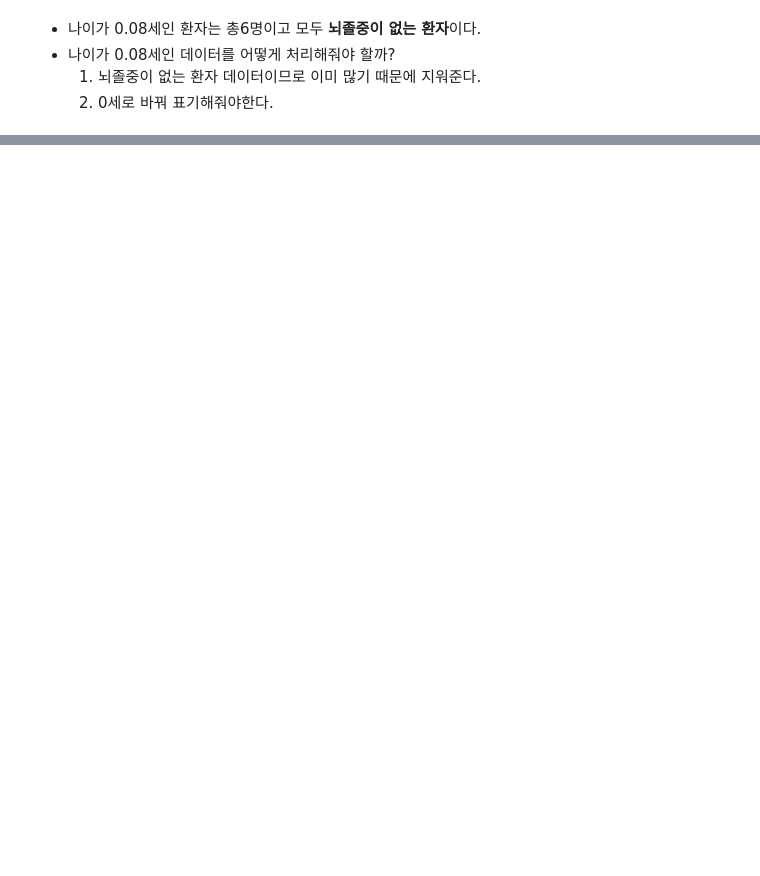
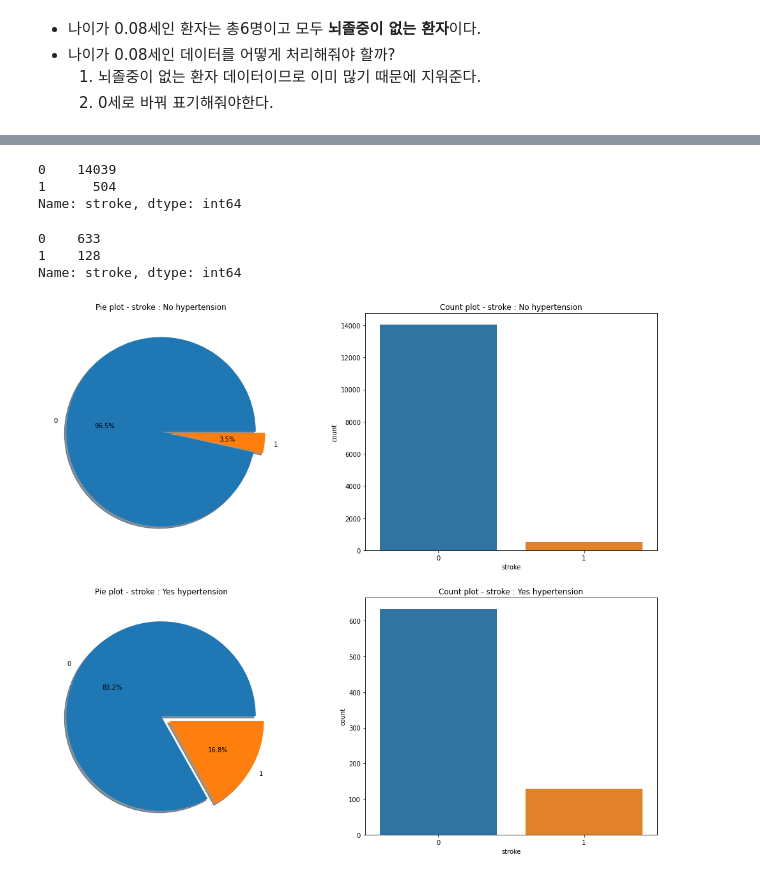
Before and after one commit to JaeHong-Park987/Stroke, a Jupyter notebook: Stroke 데이터 분석.ipynb, the cells around one changed output, grey strips where cells are left out. Cells and saved outputs as stored; diff of their text form; code cells hidden in the pictures; blank space fills up the shorter version.

```diff
--- a/Stroke 데이터 분석.ipynb
+++ b/Stroke 데이터 분석.ipynb
@@ -270,0 +320,4 @@ df_stroke[df_stroke['age'] == 0.08]
+# %%
+# 고혈압이 아닌 사람 데이터
+df_hypertension_no = df_stroke[df_stroke['hypertension'] == 0]
+df_hypertension_no
@@ -270,0 +338,4 @@ df_stroke[df_stroke['age'] == 0.08]
+# %%
+# 고혈압이 있는 사람 데이터
+df_hypertension_yes = df_stroke[df_stroke['hypertension'] == 1]
+df_hypertension_yes
@@ -270,0 +356,32 @@ df_stroke[df_stroke['age'] == 0.08]
+# %%
+# 고혈압이 없는 사람들의 뇌졸중 유무 분포
+df_hypertension_no['stroke'].value_counts()
+# %% [output]
+0    14039
+1      504
+Name: stroke, dtype: int64
+# %%
+# 고혈압이 있는 사람들의 뇌졸중 유무 분포
+df_hypertension_yes['stroke'].value_counts()
+# %% [output]
+0    633
+1    128
+Name: stroke, dtype: int64
+# %%
+f, ax = plt.subplots(2, 2, figsize = (18, 15))
+
+df_hypertension_no['stroke'].value_counts().plot.pie(explode=[0, 0.1], autopct = '%1.1f%%', ax = ax[0,0], shadow = True)
+ax[0, 0].set_title('Pie plot - stroke : No hypertension')
+ax[0, 0].set_ylabel('')
+sns.countplot('stroke', data=df_hypertension_no, ax=ax[0, 1])
+ax[0, 1].set_title('Count plot - stroke : No hypertension')
+
+df_hypertension_yes['stroke'].value_counts().plot.pie(explode=[0, 0.1], autopct='%1.1f%%', ax=ax[1, 0], shadow=True)
+ax[1, 0].set_title('Pie plot - stroke : Yes hypertension')
+ax[1, 0].set_ylabel('')
+sns.countplot('stroke', data=df_hypertension_yes, ax=ax[1, 1])
+ax[1, 1].set_title('Count plot - stroke : Yes hypertension')
+
+plt.show()
+# %% [output]
+[figure, added]
```
Also changed, not shown: parts of 23 cells of this notebook.
